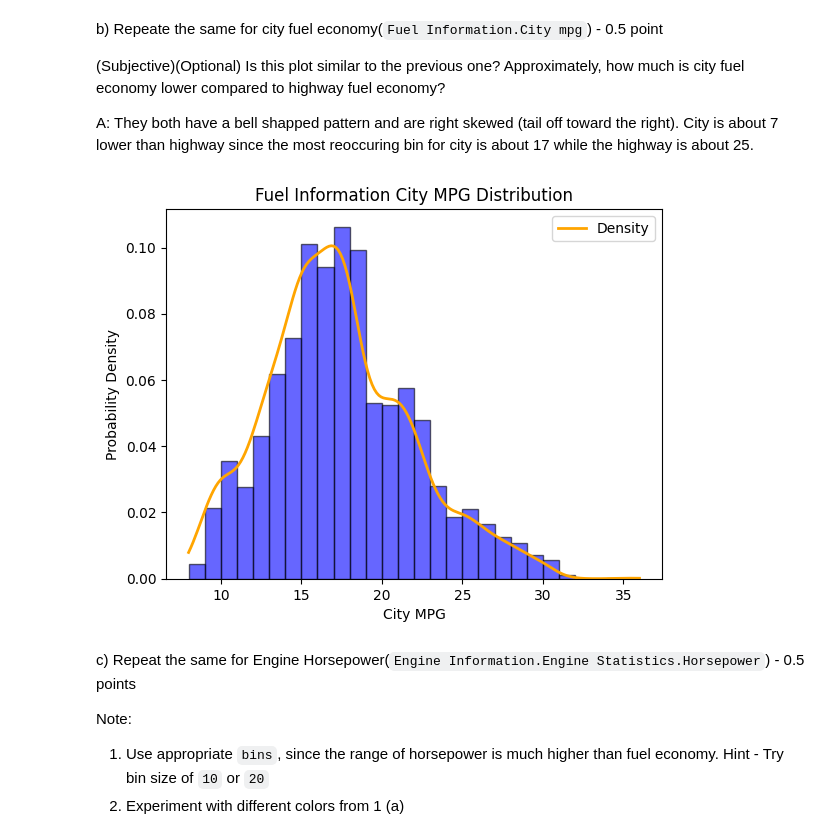
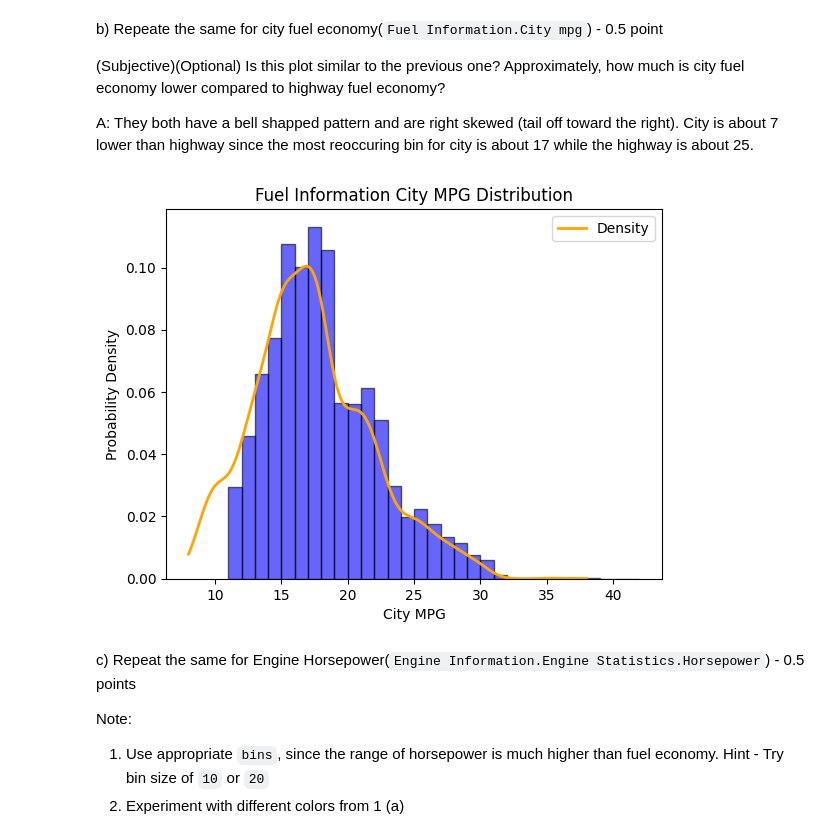
Before and after one commit to kiah-ucsd/DES200, a Jupyter notebook: HW3.ipynb, the cells around one changed output. Drawn from its saved outputs; the diff is of its cells as text; code cells hidden in the pictures.

```diff
--- a/HW3.ipynb
+++ b/HW3.ipynb
@@ -257,24 +228,24 @@ A: They both have a bell shapped pattern and are right skewed (tail off toward t
 # %%
 # YOUR CODE HERE
 # create a dataframe excluding the data that is flawed
-data = cars_df[cars_df['Fuel Information.City mpg']< cars_df["Fuel Information.Highway mpg"]]['Fuel Information.City mpg']
-bin = range(int(data.min()),int(data.max()),1)
 
-plt.hist(data, bins=bin, color='blue',edgecolor='black', alpha=0.6, density=True)
+c_mpg_data = cars_df['Fuel Information.City mpg'].copy()
+bin = range(int(c_mpg_data.min()),int(c_mpg_data.max()),1)
+plt.hist(c_mpg_data, bins=bin, color='blue',edgecolor='black', alpha=0.6, density=True)
 
 # Create the density estimate
-density = gaussian_kde(data)
-x_vals = np.linspace(data.min(), data.max(), 200)
+density = gaussian_kde(c_mpg_data)
+x_vals = np.linspace(c_mpg_data.min(), c_mpg_data.max(), 200)
 plt.plot(x_vals, density(x_vals), color='orange', linewidth=2, label='Density')
 
 # Labels and title
 plt.title("Fuel Information City MPG Distribution")
 plt.xlabel("City MPG")
 plt.ylabel("Probability Density")
 plt.legend()
 plt.show()
 # %% [output]
-[figure, old version]
+[figure, new version]
 # %% [markdown]
 c) Repeat the same for Engine Horsepower(`Engine Information.Engine Statistics.Horsepower`) - 0.5 points
 
```
Also changed, not shown: parts of 6 cells of this notebook.
